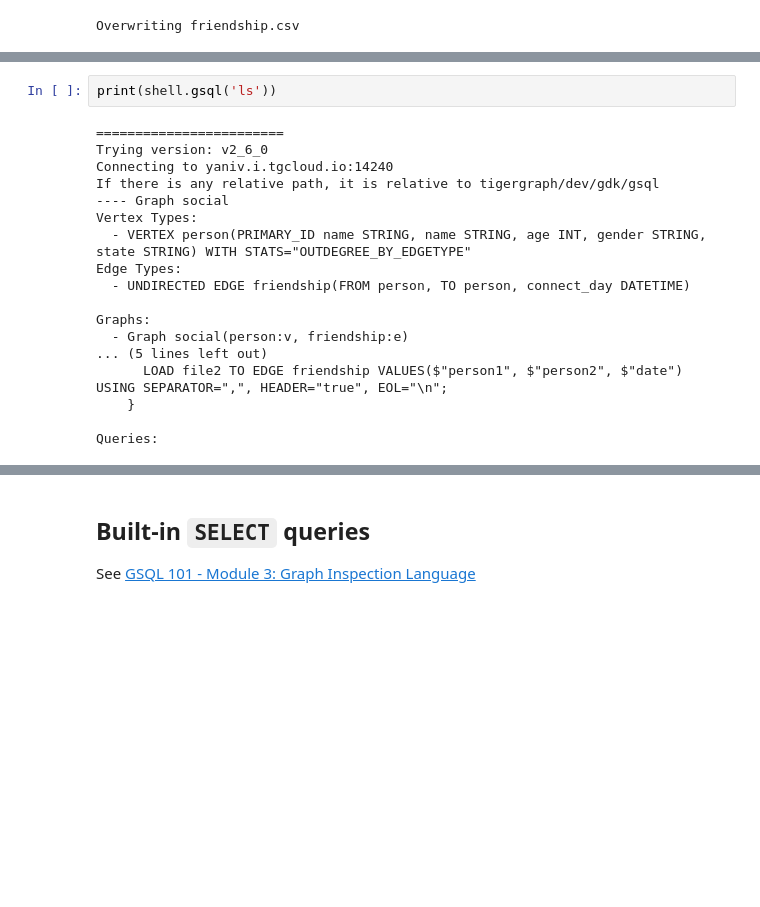
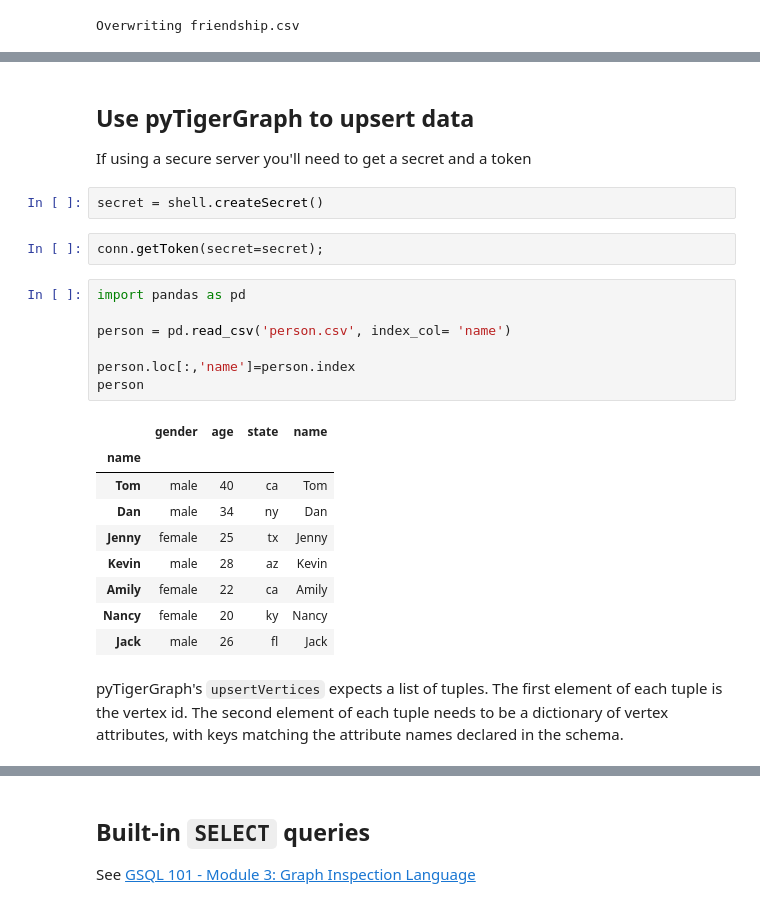
Before and after one commit to pyTigerGraph/pyTigerGraph, a Jupyter notebook: examples/GSQL101 - PyTigerGraph.ipynb, the cells around one changed output, grey strips where cells are left out. Drawn from its saved outputs; the diff is of its cells as text; blank space fills up the shorter version.

Commit message:
removed cert existance check, added comments, fixed GSQL101 notebook location

```diff
--- a/examples/GSQL101 - PyTigerGraph.ipynb
+++ b/examples/GSQL101 - PyTigerGraph.ipynb
@@ -190,20 +165,27 @@ Job "social.load_social.file.m1.1593267519815" loading status
-# %%
-print(shell.gsql('ls'))
-# %% [output]
-========================
-Trying version: v2_6_0
-Connecting to yaniv.i.tgcloud.io:14240
-If there is any relative path, it is relative to tigergraph/dev/gdk/gsql
----- Graph social
-Vertex Types:
-  - VERTEX person(PRIMARY_ID name STRING, name STRING, age INT, gender STRING, state STRING) WITH STATS="OUTDEGREE_BY_EDGETYPE"
-Edge Types:
-  - UNDIRECTED EDGE friendship(FROM person, TO person, connect_day DATETIME)
-
-Graphs:
-  - Graph social(person:v, friendship:e)
-... (5 lines left out)
-      LOAD file2 TO EDGE friendship VALUES($"person1", $"person2", $"date") USING SEPARATOR=",", HEADER="true", EOL="\n";
-    }
-
-Queries:
+# %% [markdown]
+## Use pyTigerGraph to upsert data
+
+If using a secure server you'll need to get a secret and a token
+# %%
+secret = shell.createSecret()
+# %%
+conn.getToken(secret=secret);
+# %%
+import pandas as pd
+
+person = pd.read_csv('person.csv', index_col= 'name')
+
+person.loc[:,'name']=person.index
+person
+# %% [output]
+|  | gender | age | state | name |
+| name |  |  |  |  |
+| Tom | male | 40 | ca | Tom |
+| Dan | male | 34 | ny | Dan |
+| Jenny | female | 25 | tx | Jenny |
+| Kevin | male | 28 | az | Kevin |
+| Amily | female | 22 | ca | Amily |
+| Nancy | female | 20 | ky | Nancy |
+| Jack | male | 26 | fl | Jack |
+# %% [markdown]
+pyTigerGraph's `upsertVertices` expects a list of tuples. The first element of each tuple is the vertex id. The second element of each tuple needs to be a dictionary of vertex attributes, with keys matching the attribute names declared in the schema.
```
Also changed, not shown: parts of 45 cells of this notebook, 4 other files.
